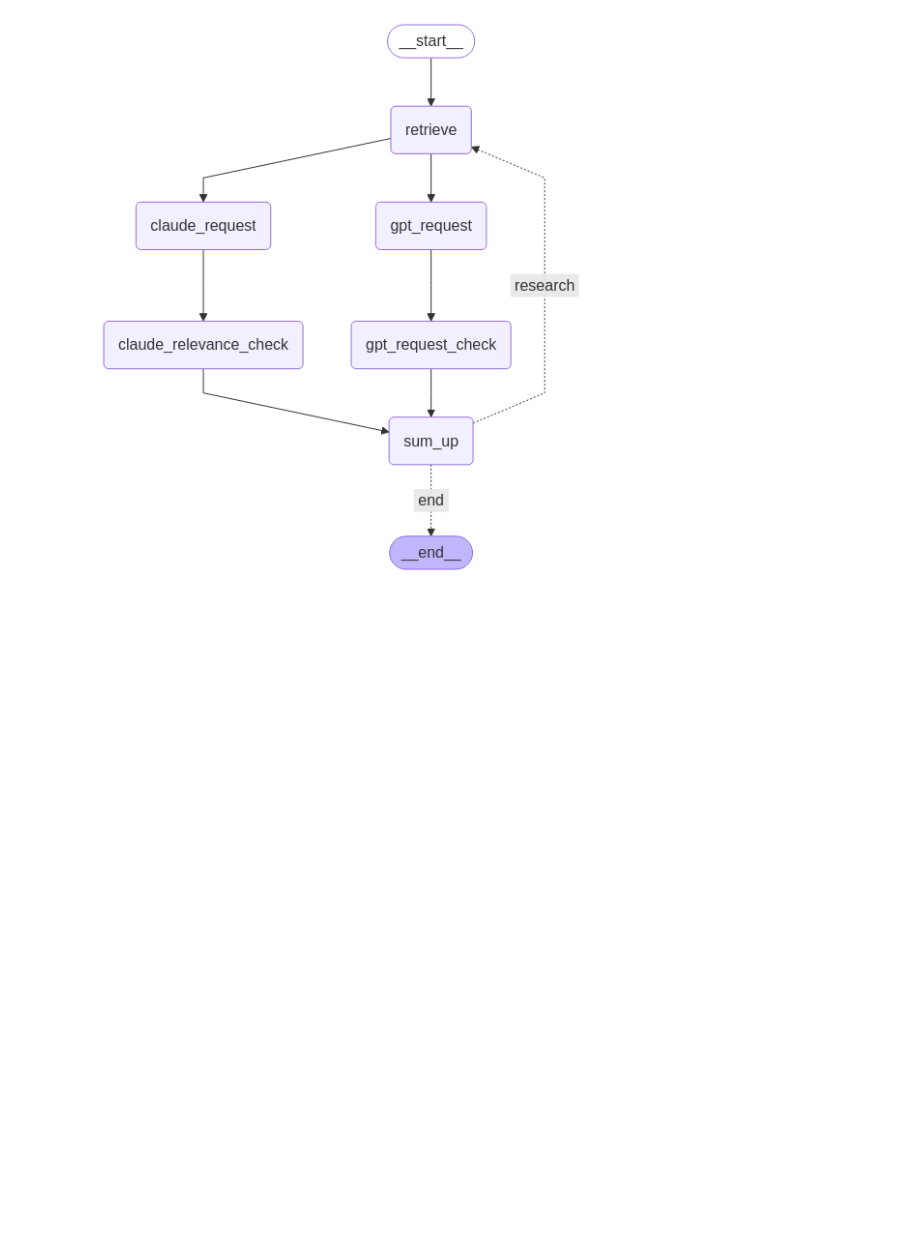
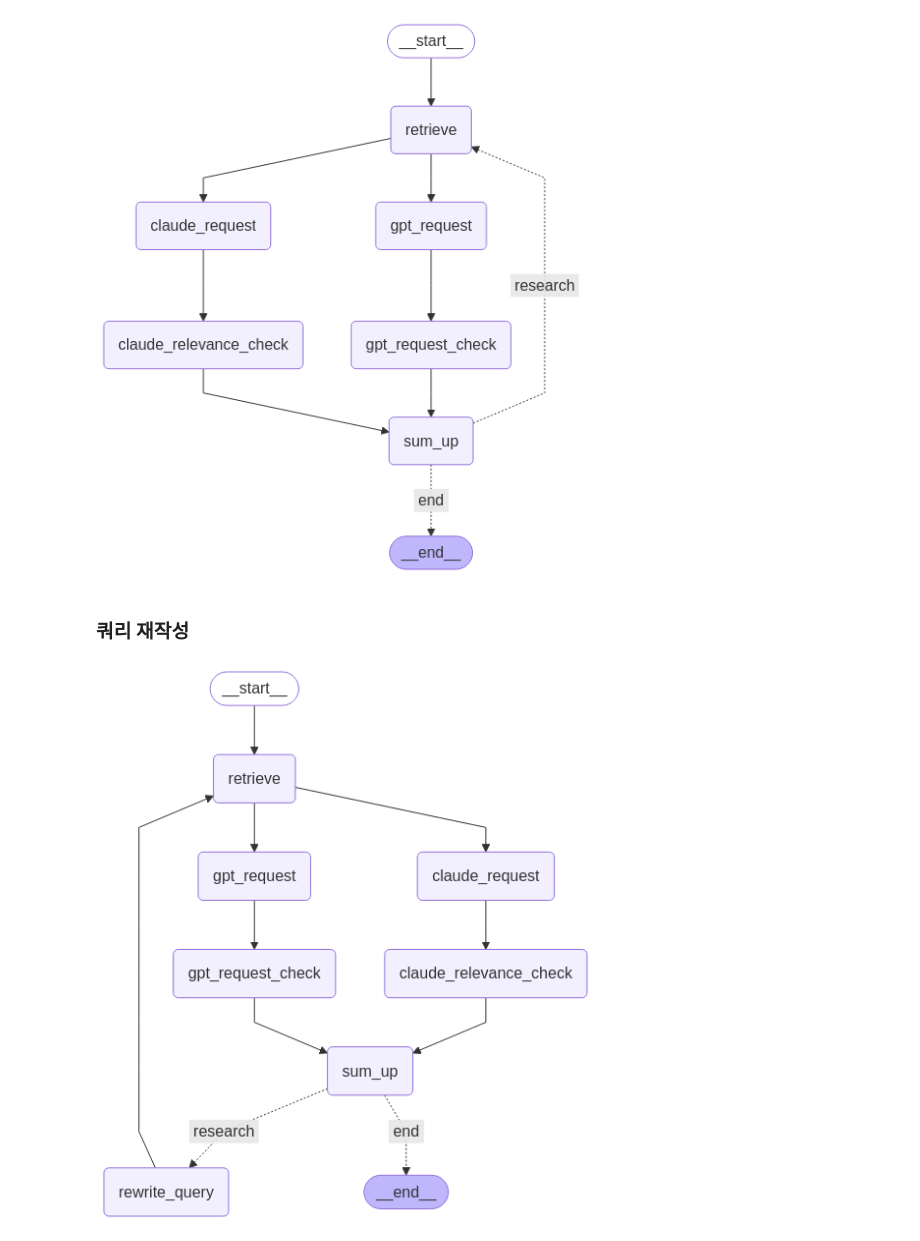
Before and after one commit to lines-code/ultron, a Jupyter notebook: docs/langraph/basic/0_building_graph.ipynb, the cells around one changed output. Drawn from its saved outputs; the diff is of its cells as text; code cells hidden in the pictures; blank space fills up the shorter version.

Commit message:
📝 Writing for rag with langgraph
added ipynb file

```diff
--- a/docs/langraph/basic/0_building_graph.ipynb
+++ b/docs/langraph/basic/0_building_graph.ipynb
@@ -253,3 +253,53 @@ except Exception as e:
     display(Image(app.get_graph().draw_png()))
 # %% [output]
 [figure]
+# %% [markdown]
+### 쿼리 재작성
+# %%
+from langgraph.graph import END, StateGraph
+from langgraph.checkpoint.memory import MemorySaver
+
+graph = StateGraph(GraphState)
+
+graph.add_node("retrieve", retrieve)
+
+graph.add_node("rewrite_query", rewrite_query)
+
+graph.add_node("gpt_request", llm_gpt_execute)
+graph.add_node("claude_request", llm_cluade_execute)
+
+graph.add_node("gpt_request_check", relevance_check)
+graph.add_node("claude_relevance_check", relevance_check)
+
+graph.add_node("sum_up", sum_up)
+
+graph.add_edge("retrieve", "gpt_request")
+graph.add_edge("rewrite_query", "retrieve")
+graph.add_edge("gpt_request", "gpt_request_check")
+graph.add_edge("gpt_request_check", "sum_up")
+graph.add_edge("retrieve", "claude_request")
+graph.add_edge("claude_request", "claude_relevance_check")
+graph.add_edge("claude_relevance_check","sum_up")
+
+graph.add_conditional_edges(
+    "sum_up",
+    decision,
+    {
+        "research" : "rewrite_query",
+        "end" : END
+    }
+)
+
+graph.set_entry_point("retrieve")
+
+memory = MemorySaver()
+
+app = graph.compile(checkpointer=memory)
+
+try:
+    display(Image(app.get_graph().draw_mermaid_png()))
+except Exception as e:
+    print("Mermaid 기반 이미지 출력에 실패했습니다. Graphviz PNG 출력으로 대체합니다.")
+    display(Image(app.get_graph().draw_png()))
+# %% [output]
+[figure, added]
```
Also changed, not shown: 1 other file.
